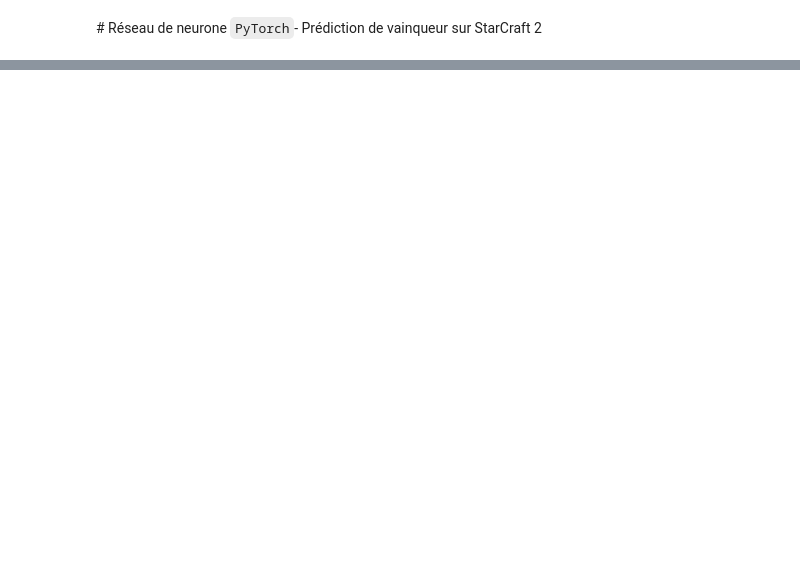
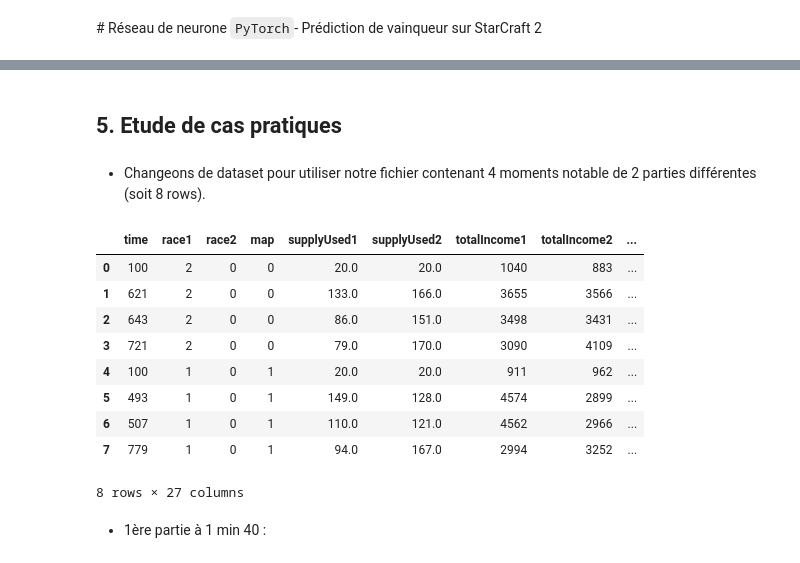
Before and after one commit to YannBgit/IApredictionDeResultatsStarCraft2, a Jupyter notebook: starcraft.ipynb, the cells around one changed output, grey strips where cells are left out. Drawn from its saved outputs; the diff is of its cells as text; code cells hidden in the pictures; blank space fills up the shorter version.

```diff
--- a/starcraft.ipynb
+++ b/starcraft.ipynb
@@ -615,0 +420,18 @@ En dessous se trouvent les prédictions de l'IA.
+# %% [markdown]
+## 5. Etude de cas pratiques
+# %% [markdown]
+- Changeons de dataset pour utiliser notre fichier contenant 4 moments notable de 2 parties différentes (soit 8 rows).
+# %%
+dataPrime = pd.read_csv("archive/datasetPrime.csv")
+dataPrime.head(8)
+# %% [output]
+|  | time | race1 | race2 | map | supplyUsed1 | supplyUsed2 | totalIncome1 | totalIncome2 | ... |
+| 0 | 100 | 2 | 0 | 0 | 20.0 | 20.0 | 1040 | 883 | ... |
+| 1 | 621 | 2 | 0 | 0 | 133.0 | 166.0 | 3655 | 3566 | ... |
+| 2 | 643 | 2 | 0 | 0 | 86.0 | 151.0 | 3498 | 3431 | ... |
+| 3 | 721 | 2 | 0 | 0 | 79.0 | 170.0 | 3090 | 4109 | ... |
+| 4 | 100 | 1 | 0 | 1 | 20.0 | 20.0 | 911 | 962 | ... |
+| 5 | 493 | 1 | 0 | 1 | 149.0 | 128.0 | 4574 | 2899 | ... |
+| 6 | 507 | 1 | 0 | 1 | 110.0 | 121.0 | 4562 | 2966 | ... |
+| 7 | 779 | 1 | 0 | 1 | 94.0 | 167.0 | 2994 | 3252 | ... |
+8 rows × 27 columns
@@ -615,0 +447,2 @@ En dessous se trouvent les prédictions de l'IA.
+# %% [markdown]
+- 1ère partie à 1 min 40 :
```
Also changed, not shown: parts of 122 cells of this notebook, 17 other files.
